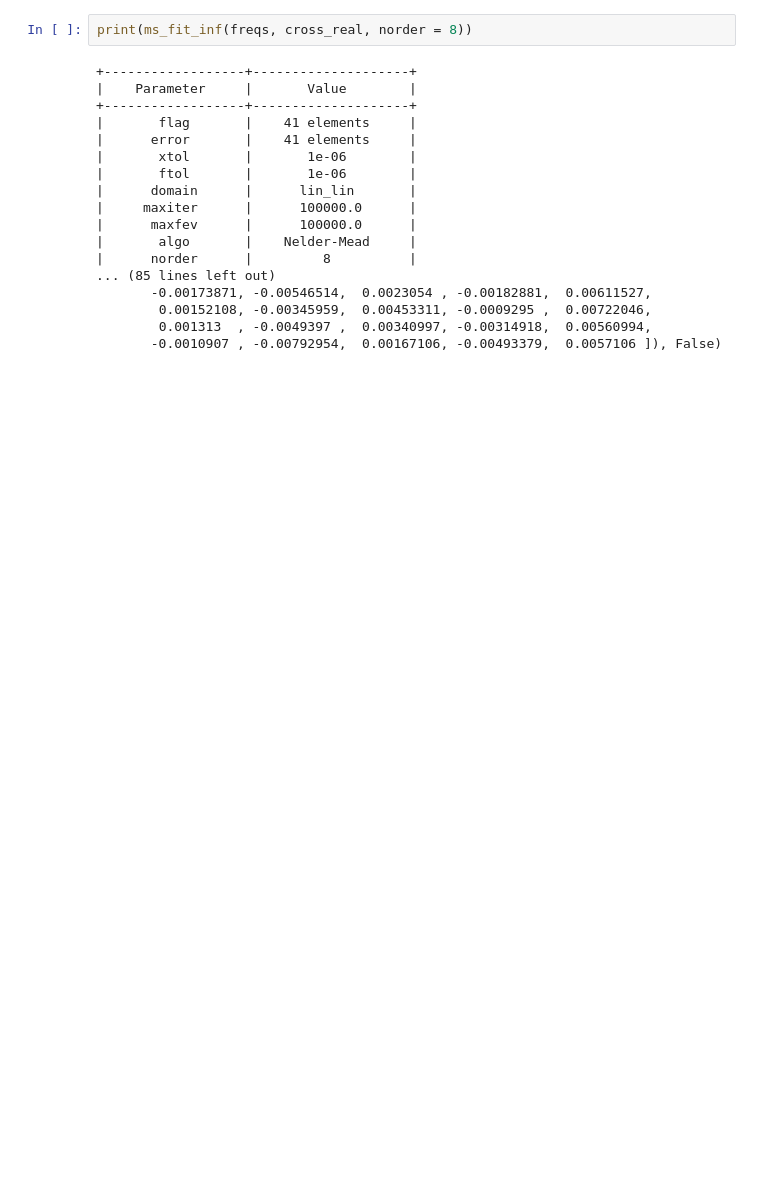
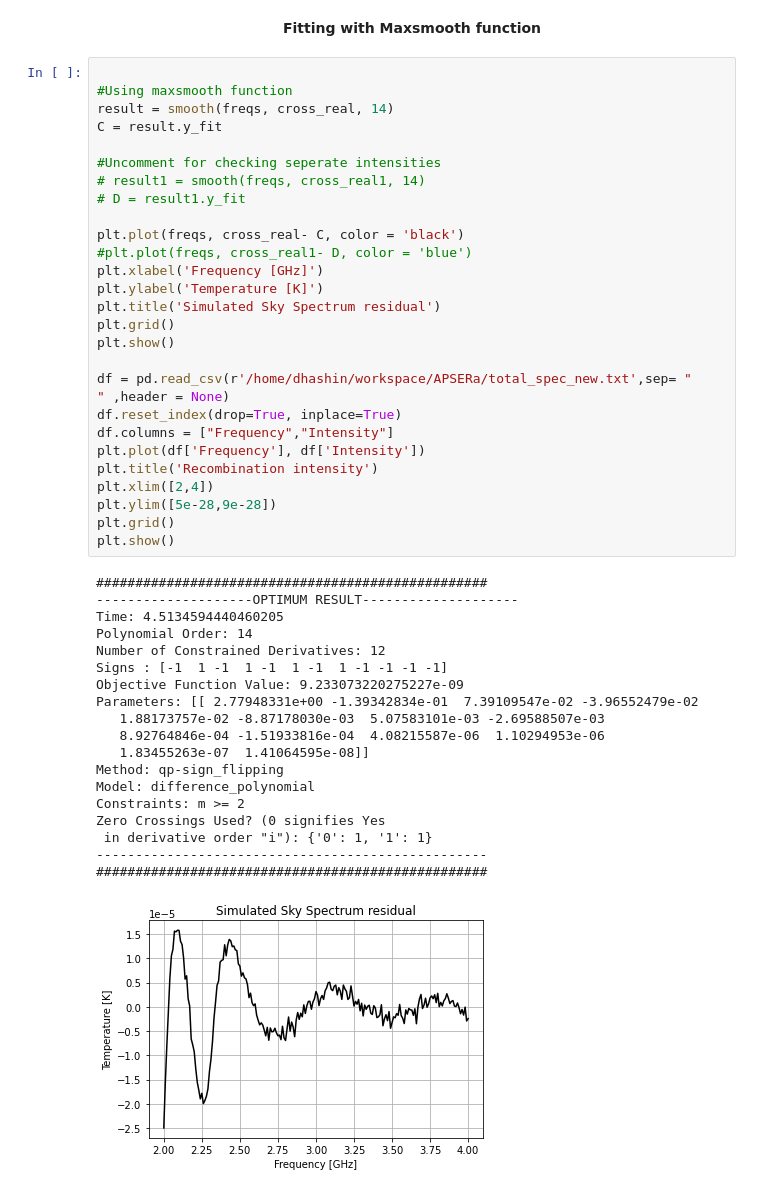
Before and after one commit to mayurisrao/APSERa, a Jupyter notebook: APSERa_code.ipynb, the cells around one changed output. Saved outputs shown, nothing was run; the diff lists cells and outputs as text; blank space fills up the shorter version.

```diff
--- a/APSERa_code.ipynb
+++ b/APSERa_code.ipynb
@@ -223,20 +230,49 @@ Constraints: m >= 2
-# %%
-print(ms_fit_inf(freqs, cross_real, norder = 8))
-# %% [output]
-+------------------+--------------------+
-|    Parameter     |       Value        |
-+------------------+--------------------+
-|       flag       |    41 elements     |
-|      error       |    41 elements     |
-|       xtol       |       1e-06        |
-|       ftol       |       1e-06        |
-|      domain      |      lin_lin       |
-|     maxiter      |      100000.0      |
-|      maxfev      |      100000.0      |
-|       algo       |    Nelder-Mead     |
-|      norder      |         8          |
-... (85 lines left out)
-       -0.00173871, -0.00546514,  0.0023054 , -0.00182881,  0.00611527,
-        0.00152108, -0.00345959,  0.00453311, -0.0009295 ,  0.00722046,
-        0.001313  , -0.0049397 ,  0.00340997, -0.00314918,  0.00560994,
-       -0.0010907 , -0.00792954,  0.00167106, -0.00493379,  0.0057106 ]), False)
+# %% [markdown]
+<div align="center"><b> Fitting with Maxsmooth function </b></div>
+# %%
+
+#Using maxsmooth function
+result = smooth(freqs, cross_real, 14)
+C = result.y_fit
+
+#Uncomment for checking seperate intensities
+# result1 = smooth(freqs, cross_real1, 14)
+# D = result1.y_fit
+
+plt.plot(freqs, cross_real- C, color = 'black')
+#plt.plot(freqs, cross_real1- D, color = 'blue')
+plt.xlabel('Frequency [GHz]')
+plt.ylabel('Temperature [K]')
+plt.title('Simulated Sky Spectrum residual')
+plt.grid()
+plt.show()
+
+df = pd.read_csv(r'/home/dhashin/workspace/APSERa/total_spec_new.txt',sep= "    " ,header = None)
+df.reset_index(drop=True, inplace=True)
+df.columns = ["Frequency","Intensity"]
+plt.plot(df['Frequency'], df['Intensity'])
+plt.title('Recombination intensity')
+plt.xlim([2,4])
+plt.ylim([5e-28,9e-28])
+plt.grid()
+plt.show()
+# %% [output]
+##################################################
+--------------------OPTIMUM RESULT--------------------
+Time: 4.5134594440460205
+Polynomial Order: 14
+Number of Constrained Derivatives: 12
+Signs : [-1  1 -1  1 -1  1 -1  1 -1 -1 -1 -1]
+Objective Function Value: 9.233073220275227e-09
+Parameters: [[ 2.77948331e+00 -1.39342834e-01  7.39109547e-02 -3.96552479e-02
+   1.88173757e-02 -8.87178030e-03  5.07583101e-03 -2.69588507e-03
+   8.92764846e-04 -1.51933816e-04  4.08215587e-06  1.10294953e-06
+   1.83455263e-07  1.41064595e-08]]
+Method: qp-sign_flipping
+Model: difference_polynomial
+Constraints: m >= 2
+Zero Crossings Used? (0 signifies Yes
+ in derivative order "i"): {'0': 1, '1': 1}
+--------------------------------------------------
+##################################################
+[figure, added]
```
Also changed, not shown: parts of 19 cells of this notebook.
